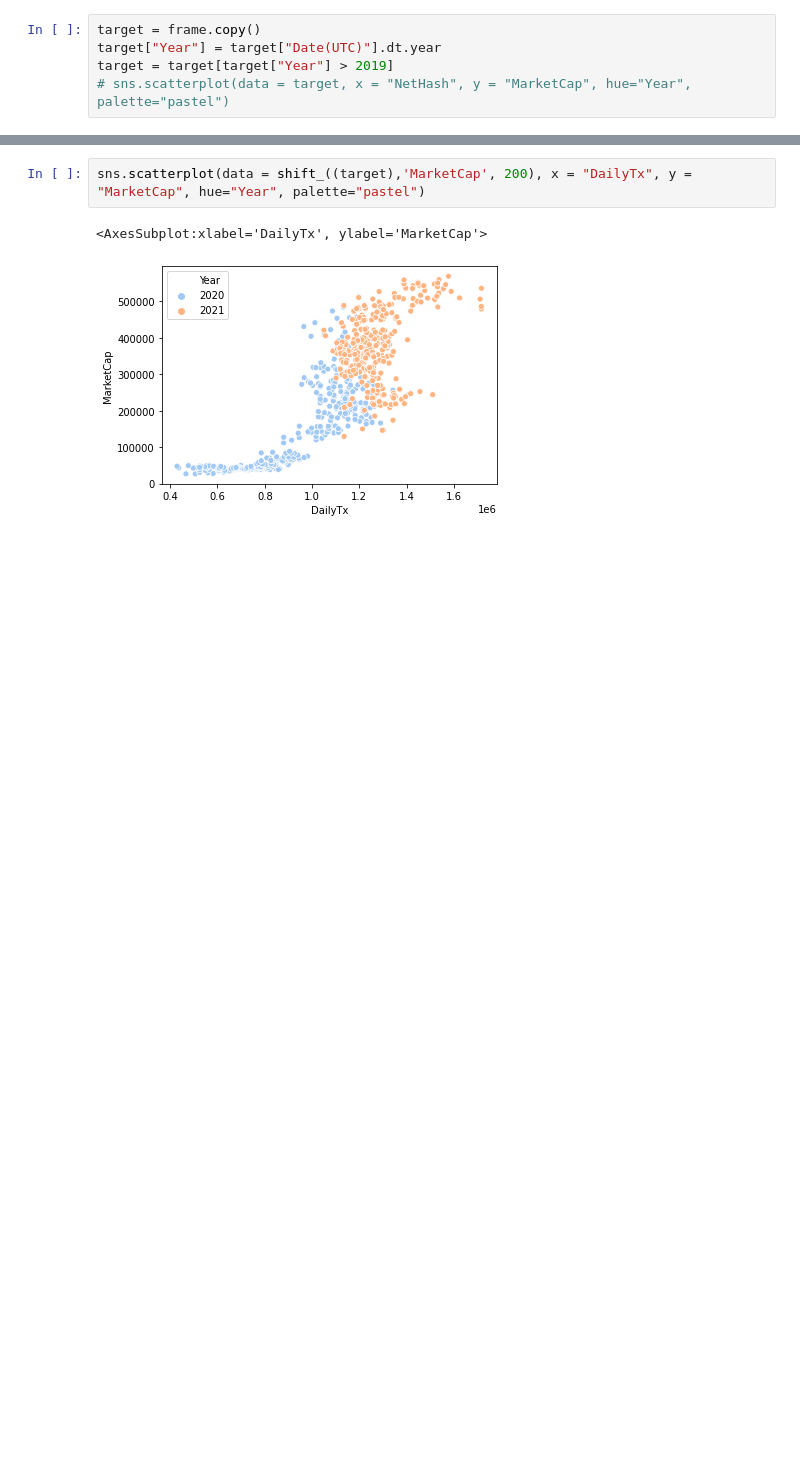
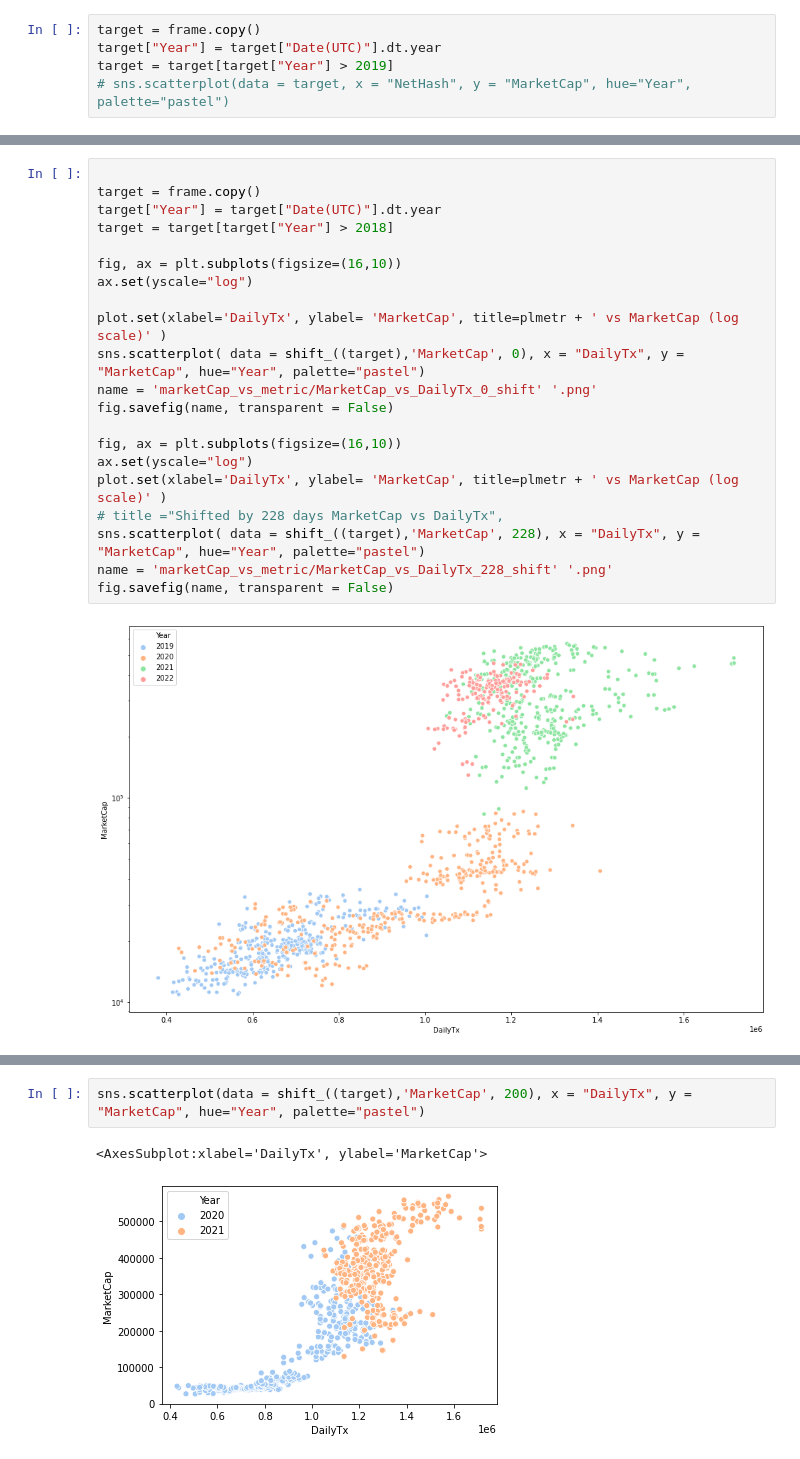
Before and after one commit to Plyeronn/DataScience, a Jupyter notebook: exploration.ipynb, the cells around one changed output, grey strips where cells are left out. Saved outputs shown, nothing was run; the diff lists cells and outputs as text; blank space fills up the shorter version.

```diff
--- a/exploration.ipynb
+++ b/exploration.ipynb
@@ -249,0 +342,23 @@ sns.scatterplot(data = shift_((target),'MarketCap', 200), x = "NetHash", y = "Ma
+# %%
+
+target = frame.copy()
+target["Year"] = target["Date(UTC)"].dt.year
+target = target[target["Year"] > 2018]
+
+fig, ax = plt.subplots(figsize=(16,10))
+ax.set(yscale="log")
+
+plot.set(xlabel='DailyTx', ylabel= 'MarketCap', title=plmetr + ' vs MarketCap (log scale)' )
+sns.scatterplot( data = shift_((target),'MarketCap', 0), x = "DailyTx", y = "MarketCap", hue="Year", palette="pastel")
+name = 'marketCap_vs_metric/MarketCap_vs_DailyTx_0_shift' '.png'
+fig.savefig(name, transparent = False)
+
+fig, ax = plt.subplots(figsize=(16,10))
+ax.set(yscale="log")
+plot.set(xlabel='DailyTx', ylabel= 'MarketCap', title=plmetr + ' vs MarketCap (log scale)' )
+# title ="Shifted by 228 days MarketCap vs DailyTx",
+sns.scatterplot( data = shift_((target),'MarketCap', 228), x = "DailyTx", y = "MarketCap", hue="Year", palette="pastel")
+name = 'marketCap_vs_metric/MarketCap_vs_DailyTx_228_shift' '.png'
+fig.savefig(name, transparent = False)
+# %% [output]
+[figure, added]
```
Also changed, not shown: parts of 14 cells of this notebook, 24 other files.
